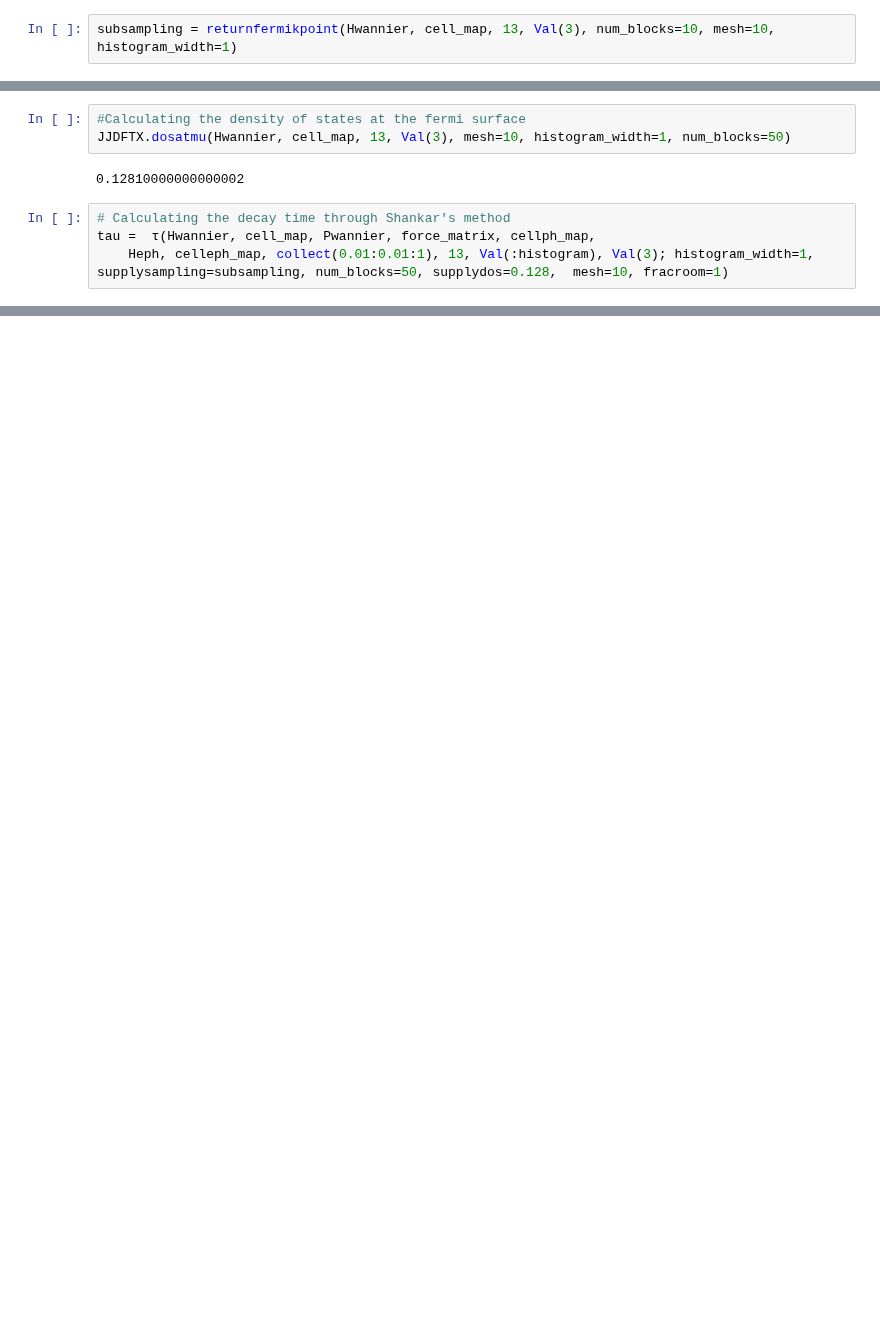
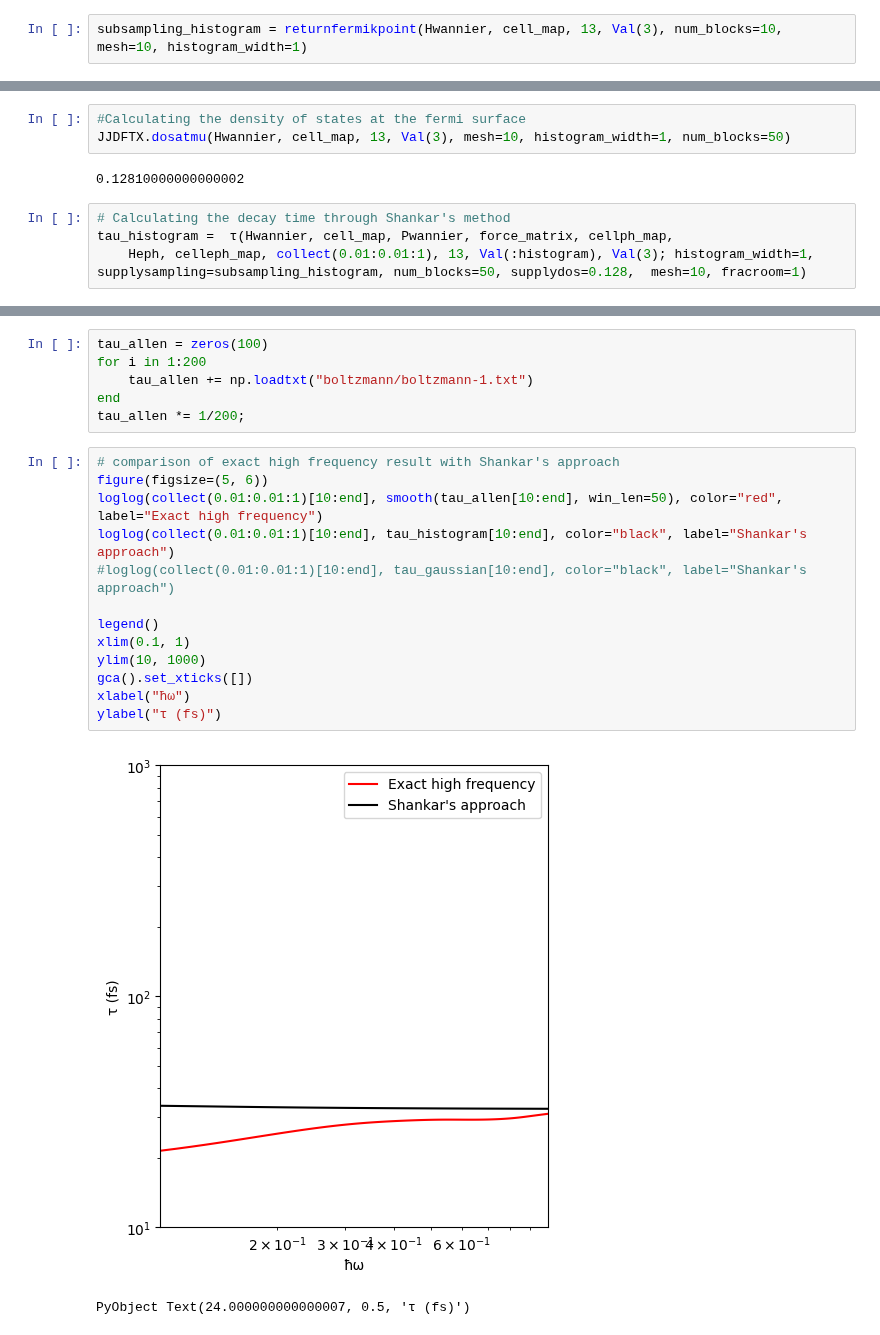
Before and after one commit to AliGhorashiCMT/Plasmons_Paper, a Jupyter notebook: Substitutional_Defects/Argentene/3Dnew/Analyze.ipynb, the cells around one changed output, grey strips where cells are left out. Drawn from its saved outputs; the diff is of its cells as text; blank space fills up the shorter version.

```diff
--- a/Substitutional_Defects/Argentene/3Dnew/Analyze.ipynb
+++ b/Substitutional_Defects/Argentene/3Dnew/Analyze.ipynb
@@ -21,3 +23,3 @@ lattice_vectors = loadlattice("wannier.out");
 # %%
-subsampling = returnfermikpoint(Hwannier, cell_map, 13, Val(3), num_blocks=10, mesh=10, histogram_width=1)
+subsampling_histogram = returnfermikpoint(Hwannier, cell_map, 13, Val(3), num_blocks=10, mesh=10, histogram_width=1)
 # %% [output]
@@ -29,7 +36,7 @@ JJDFTX.dosatmu(Hwannier, cell_map, 13, Val(3), mesh=10, histogram_width=1, num_b
 0.12810000000000002
 # %%
 # Calculating the decay time through Shankar's method
-tau =  τ(Hwannier, cell_map, Pwannier, force_matrix, cellph_map,
-    Heph, celleph_map, collect(0.01:0.01:1), 13, Val(:histogram), Val(3); histogram_width=1, supplysampling=subsampling, num_blocks=50, supplydos=0.128,  mesh=10, fracroom=1)
+tau_histogram =  τ(Hwannier, cell_map, Pwannier, force_matrix, cellph_map,
+    Heph, celleph_map, collect(0.01:0.01:1), 13, Val(:histogram), Val(3); histogram_width=1, supplysampling=subsampling_histogram, num_blocks=50, supplydos=0.128,  mesh=10, fracroom=1)
 # %% [output]
 DOS at Fermi Energy is: 0.128
@@ -68,0 +114,22 @@ Block: 50
+# %%
+tau_allen = zeros(100)
+for i in 1:200
+    tau_allen += np.loadtxt("boltzmann/boltzmann-1.txt")
+end
+tau_allen *= 1/200;
+# %%
+# comparison of exact high frequency result with Shankar's approach
+figure(figsize=(5, 6))
+loglog(collect(0.01:0.01:1)[10:end], smooth(tau_allen[10:end], win_len=50), color="red", label="Exact high frequency")
+loglog(collect(0.01:0.01:1)[10:end], tau_histogram[10:end], color="black", label="Shankar's approach")
+#loglog(collect(0.01:0.01:1)[10:end], tau_gaussian[10:end], color="black", label="Shankar's approach")
+
+legend()
+xlim(0.1, 1)
+ylim(10, 1000)
+gca().set_xticks([])
+xlabel("ħω")
+ylabel("τ (fs)")
+# %% [output]
+[figure, added]
+PyObject Text(24.000000000000007, 0.5, 'τ (fs)')
```
Also changed, not shown: parts of 16 cells of this notebook, 2 other files.
